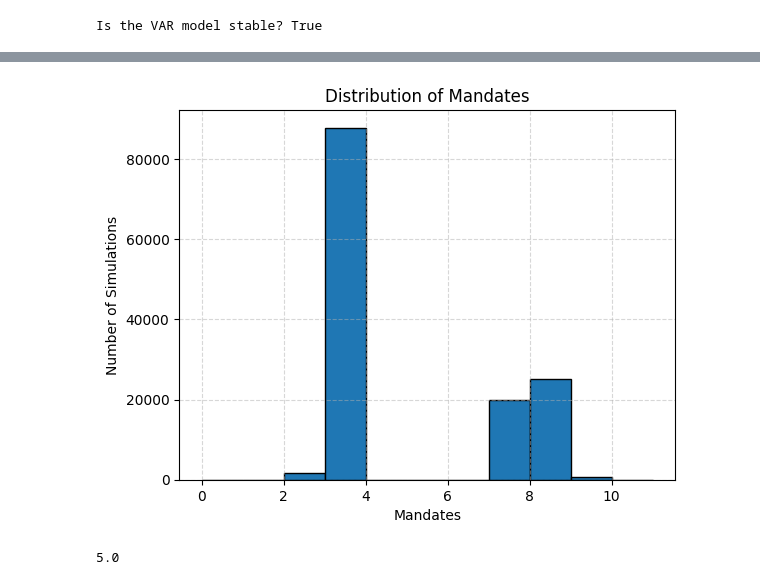
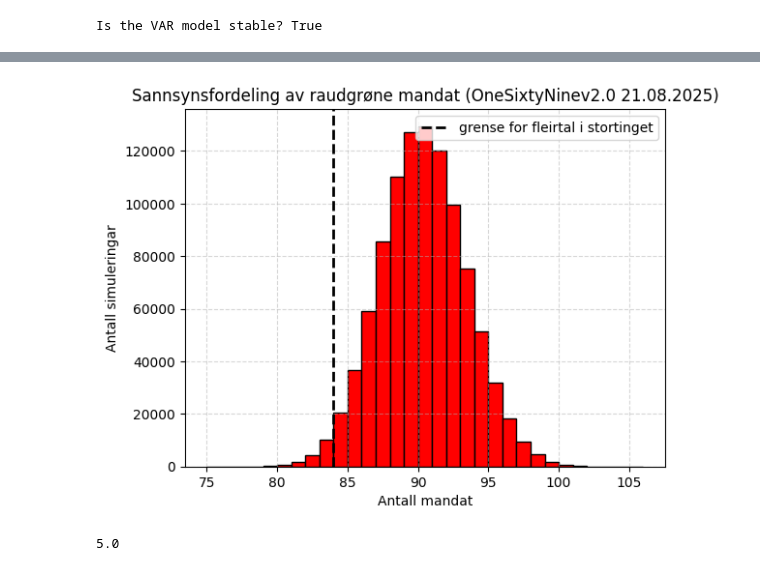
Before and after one commit to jensmorten/onesixtynine, a Jupyter notebook: models/onesixtyninev2-august.ipynb, the cells around one changed output, grey strips where cells are left out. Drawn from its saved outputs; the diff is of its cells as text; code cells hidden in the pictures.

```diff
--- a/models/onesixtyninev2-august.ipynb
+++ b/models/onesixtyninev2-august.ipynb
@@ -438,0 +531,4 @@ sample_169
+# %%
+sample_169['rg'] = sample_169[["Ap", "SV", "SP", "Rodt", "MDG"]].sum(axis=1)
+# %%
+sample_169['bb'] = sample_169[["Hoyre", "Frp", "Venstre", "KrF"]].sum(axis=1)
@@ -438,0 +551,2 @@ sample_169
+# %%
+sample_169['r_win'] = (sample_169['bb'] < sample_169['rg'])
@@ -439,3 +572,5 @@ sample_169
+# %%
+sample_169['red_green'] = sample_169[["Ap", "SV", "SP", "Rodt", "MDG"]].sum(axis=1)
 # %%
 sample_169['red_green'] = sample_169[["Ap", "SV", "SP", "Rodt", "MDG"]].sum(axis=1)
 sample_169['ap_sp'] = sample_169[["Ap", "SP"]].sum(axis=1)
@@ -481,14 +635,26 @@ sample_169.to_csv('sample.csv')
 # %%
-import matplotlib.pyplot as plt
 
-plt.hist(sample_169['KrF'], bins=range(0, sample_169['KrF'].max() + 2), edgecolor='black')
-plt.title('Distribution of Mandates')
-plt.xlabel('Mandates')
-plt.ylabel('Number of Simulations')
+plt.hist(
+    sample_169['rg'],
+    bins=range(75, sample_169['rg'].max() + 2),
+    edgecolor='black',
+    color='red'       # Set bar color to red
+)
+plt.axvline(
+    x=84,
+    color='black',
+    linestyle='--',
+    linewidth=2,
+    label='grense for fleirtal i stortinget' # Optional label
+)
+plt.title('Sannsynsfordeling av raudgrøne mandat (OneSixtyNinev2.0 21.08.2025)')
+plt.xlabel('Antall mandat')
+plt.ylabel('Antall simuleringar')
 plt.grid(True, linestyle='--', alpha=0.5)
+plt.legend()
 plt.show()
 # %% [output]
-[figure, old version]
+[figure, new version]
 # %%
 last_actual_value
 # %% [output]
```
Also changed, not shown: parts of 41 cells of this notebook, 4 other files.
